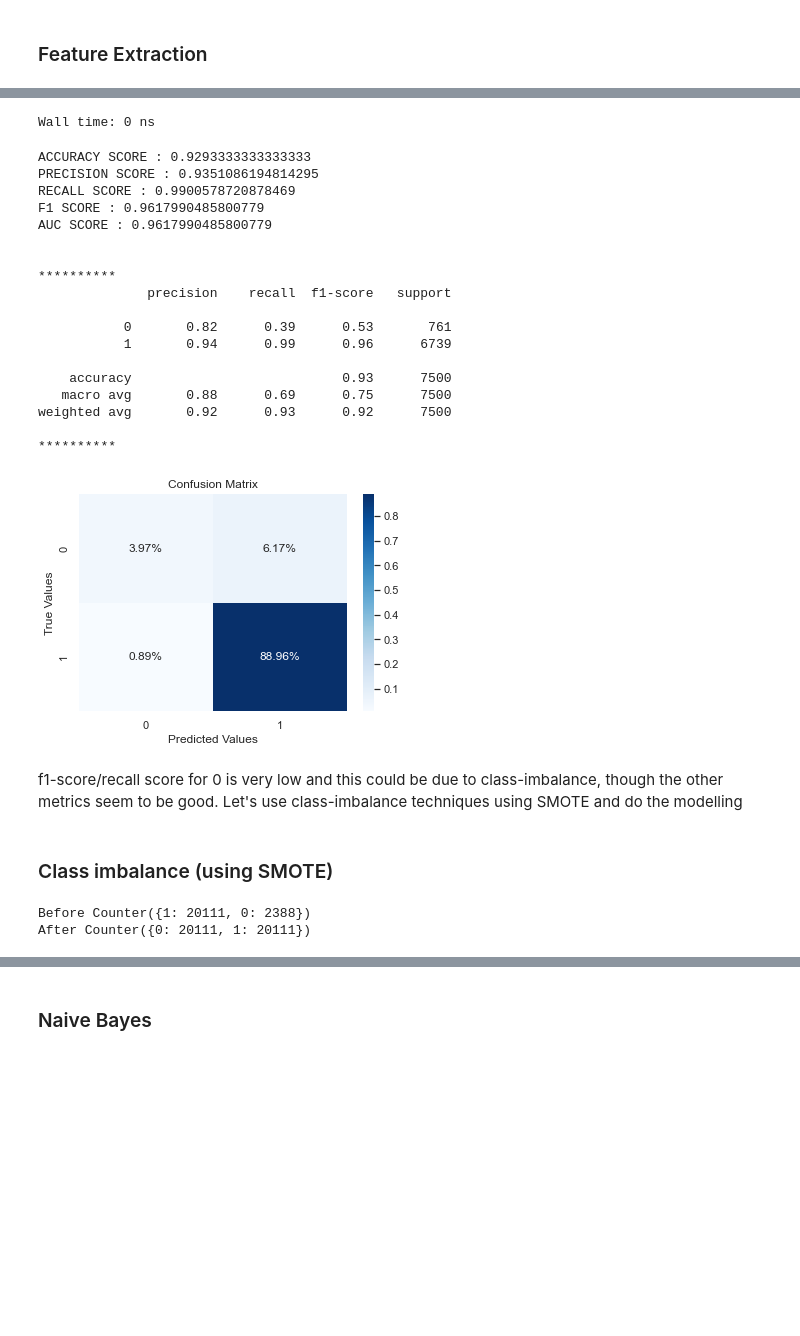
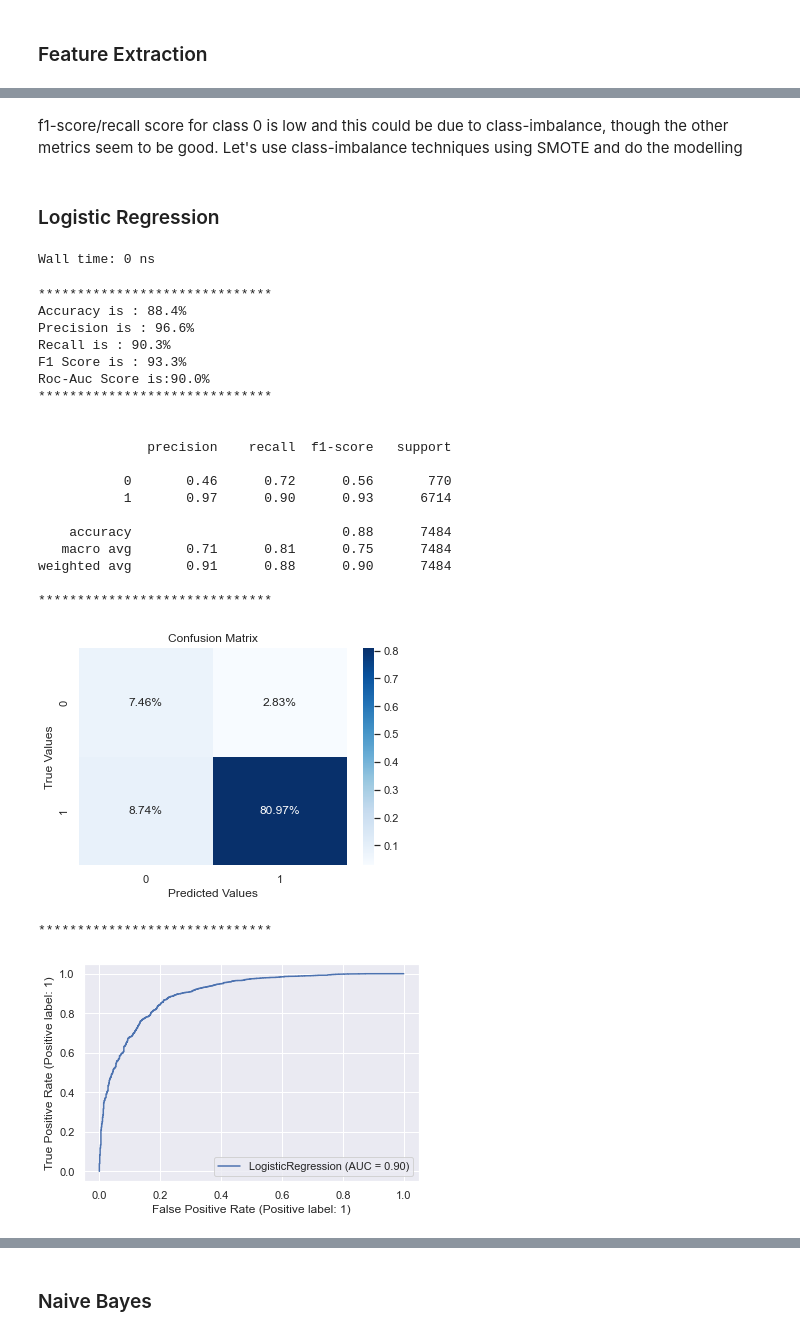
Before and after one commit to lingabalaji17/SentimentBasedProductRecommendation, a Jupyter notebook: SentimentBasedProductRecommendation.ipynb, the cells around one changed output, grey strips where cells are left out. Drawn from its saved outputs; the diff is of its cells as text; code cells hidden in the pictures; blank space fills up the shorter version.

```diff
--- a/SentimentBasedProductRecommendation.ipynb
+++ b/SentimentBasedProductRecommendation.ipynb
@@ -389,5 +449,5 @@ df_clean = df_reviews[['reviews_text', 'user_sentiment']]
 # %%
-df_clean["reviews_text"] = df_clean.reviews_text.apply(lambda x: clean_text(x))
+df_clean["reviews_text"] = df_clean.reviews_full_text.apply(lambda x: clean_text(x))
 # %%
 # This is a helper function to map NTLK position tags
 def get_wordnet_pos(tag):
@@ -599,6 +650,6 @@ Percent of 1s:  89.5 %
 # %%
-#using TF-IDF vectorizer using the parameters to get 500 features.
-tfidf_vectorizer = TfidfVectorizer(stop_words='english', max_features=600, max_df=0.9, min_df=7, binary=True,
+#using TF-IDF vectorizer using the parameters to get 650 features.
+tfidf_vectorizer = TfidfVectorizer(stop_words='english', max_features=650, max_df=0.9, min_df=7, binary=True,
                                    ngram_range=(1,2))
 X_train_tfidf = tfidf_vectorizer.fit_transform(df_clean['reviews_text_cleaned'])
 
@@ -626,4 +677,4 @@ print(tfidf_vectorizer.get_feature_names_out())
 # %%
 # splitting into test and train
 from sklearn.model_selection  import train_test_split
-X_train, X_test, y_train, y_test = train_test_split(X_train_tfidf, y, random_state=42)
+X_train, X_test, y_train, y_test = train_test_split(X_train_tfidf, y, random_state=42, test_size=0.25)
@@ -688,48 +776,38 @@ def train_predict_model(model, model_name, x_train, y_train, x_test):
+# %% [markdown]
+f1-score/recall score for class 0 is low and this could be due to class-imbalance, though the other metrics seem to be good. Let's use class-imbalance techniques using SMOTE and do the modelling
+# %% [markdown]
+### Logistic Regression
 # %%
 # Build the Logistic Regression model.
 %time
-logreg = LogisticRegression(random_state=42, max_iter=100,solver='sag')
-y_pred_class = train_predict_model(logreg,'LogisticRegression',X_train, y_train,X_test)
+logreg_ci = LogisticRegression(random_state=42, max_iter=100,solver='liblinear', class_weight="balanced")
+lr_ci_modebuilder = ModelBuilder(logreg_ci, X_train, X_test, y_train, y_test)
 # %% [output]
 Wall time: 0 ns
 # %%
-# Prediction Test Data
-lr_metrics  = evaluate_model(y_test, y_pred_class)
+# Train and Predict the Test Labels
+y_pred_class  = lr_ci_modebuilder.train_model()
+lr_metrics = lr_ci_modebuilder.evaluate_model(y_pred_class)
 # %% [output]
-ACCURACY SCORE : 0.9293333333333333
-PRECISION SCORE : 0.9351086194814295
-RECALL SCORE : 0.9900578720878469
-F1 SCORE : 0.9617990485800779
-AUC SCORE : 0.9617990485800779
+******************************
+Accuracy is : 88.4%
+Precision is : 96.6%
+Recall is : 90.3%
+F1 Score is : 93.3%
+Roc-Auc Score is:90.0%
+******************************
 
 
-**********
               precision    recall  f1-score   support
 
-           0       0.82      0.39      0.53       761
-           1       0.94      0.99      0.96      6739
+           0       0.46      0.72      0.56       770
+           1       0.97      0.90      0.93      6714
 
-    accuracy                           0.93      7500
-   macro avg       0.88      0.69      0.75      7500
-weighted avg       0.92      0.93      0.92      7500
+    accuracy                           0.88      7484
+   macro avg       0.71      0.81      0.75      7484
+weighted avg       0.91      0.88      0.90      7484
 
-**********
+******************************
-[figure, old version]
+[figure, new version]
+******************************
+[figure, added]
-# %% [markdown]
-f1-score/recall score for 0 is very low and this could be due to class-imbalance, though the other metrics seem to be good. Let's use class-imbalance techniques using SMOTE and do the modelling
-# %% [markdown]
-### Class imbalance (using SMOTE)
-# %%
-counter = Counter(y_train)
-print('Before',counter)
-
-sm = SMOTE()
-
-# transform the dataset
-X_train, y_train = sm.fit_resample(X_train, y_train)
-
-counter = Counter(y_train)
-print('After',counter)
-# %% [output]
-Before Counter({1: 20111, 0: 2388})
-After Counter({0: 20111, 1: 20111})
```
Also changed, not shown: parts of 100 cells of this notebook, 8 other files.
